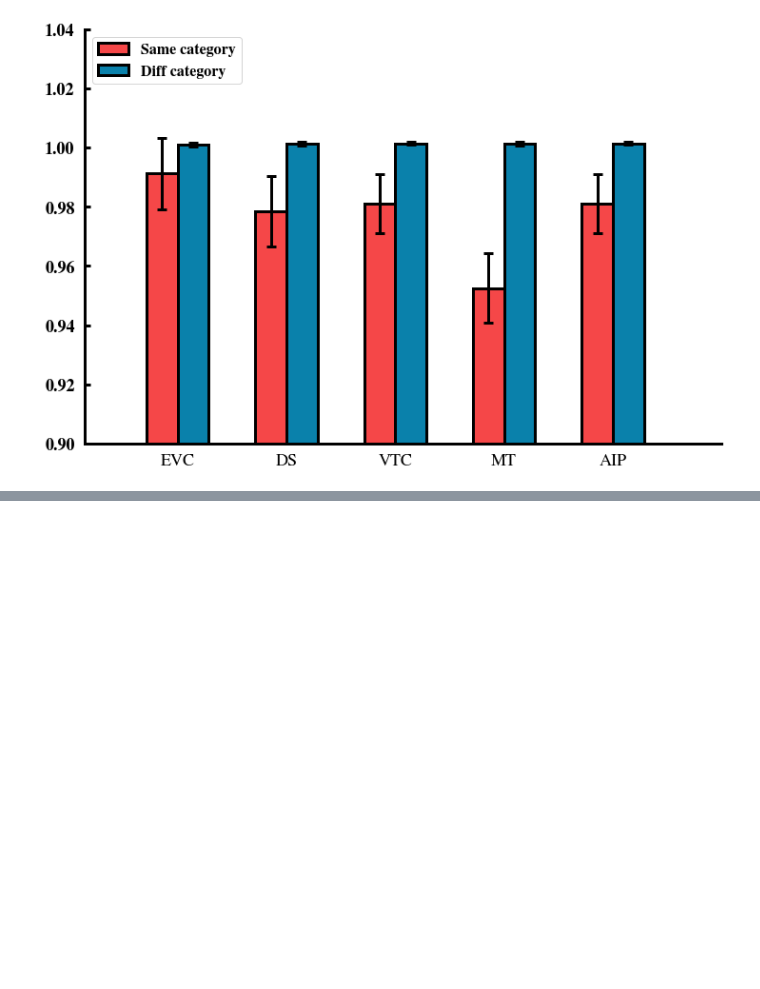
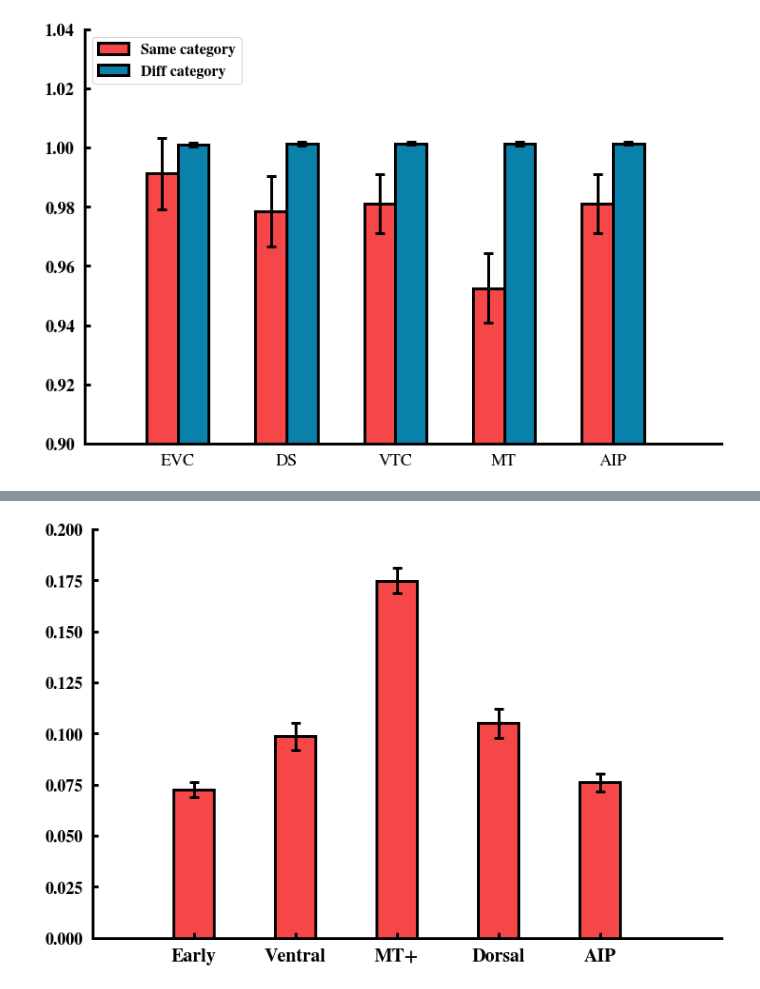
Before and after one commit to Blink621/HAD-fmri, a Jupyter notebook: analysis/ISC.ipynb, the cells around one changed output, grey strips where cells are left out. Saved outputs shown, nothing was run; the diff lists cells and outputs as text; code cells hidden in the pictures; blank space fills up the shorter version.

```diff
--- a/analysis/ISC.ipynb
+++ b/analysis/ISC.ipynb
@@ -57,14 +57,14 @@ def roi_mask(roi_name):
 # define path
 main_path = '/nfs/z1/zhenlab/BrainImageNet/Analysis_results/'
 
-EVC_name = ['V1', 'V2', 'V3']
-VTC_name = ['V8', 'PIT', 'FFC', 'VVC', 'VMV1', 'VMV2', 'VMV3']
+Early_name = ['V1', 'V2', 'V3', 'V4']
+Ventral_name = ['V8', 'PIT', 'FFC', 'VVC', 'VMV1', 'VMV2', 'VMV3']
 MT_name = ['V3CD', 'V4t', 'LO1', 'LO2', 'LO3', 'FST', 'MST', 'MT', 'PH']
-DS_name = ['V3A', 'V3B', 'V6', 'V6A', 'V7', 'IPS1']
+Dorsal_name = ['V3A', 'V3B', 'V6', 'V6A', 'V7', 'IPS1']
 AIP_name = ['1', '2', '3a', '3b']
 # VPM_name = ['6r', 'IFJp', 'IFJa', 'IFSp', '44']
 
-roi_sum = ['EVC', 'VTC', 'MT', 'DS', 'AIP']
+roi_sum = ['Early', 'Ventral', 'MT', 'Dorsal', 'AIP']
 for roi in roi_sum:
     exec(f'{roi}_mask = roi_mask({roi}_name)')
     print(eval(f'{roi}_mask').sum())
@@ -300,0 +388,36 @@ ax.spines['left'].set_linewidth(3)
+# %%
+
+# bar plot of specified ROI: ISC mean and std
+isc_roi = np.zeros((2, len(roi_sum)))
+roi_sum = ['Early', 'Ventral', 'MT', 'Dorsal', 'AIP']
+for roi_idx, roi in enumerate(roi_sum):
+    tmp_mask = roi_mask(eval(f'{roi}_name'))
+    isc_roi[0, roi_idx] = isc_map[tmp_mask].mean()
+    isc_roi[1, roi_idx] = np.sqrt(isc_map[tmp_mask].std()/tmp_mask.sum())
+
+width = 0.2
+labels = [x+'+' if x =='MT' else x for x in roi_sum]
+x_1 = 0.5*np.arange(len(roi_sum))
+
+plt.figure(figsize=(12, 8))
+plt.bar(x_1, isc_roi[0], yerr=isc_roi[1], color='#F54748',
+        width=width, edgecolor='black', linewidth=3, error_kw=dict(lw=3, capsize=5, capthick=3), ecolor = "black")
+
+# Add some text for labels, title and custom x-axis tick labels, etc.
+ax = plt.gca()
+# ax.set_ylabel('Pattern Correlation', weight='bold', size=20, label)
+ax.tick_params(labelsize=18, width=3, length=6, direction="in", pad=10)
+
+plt.xticks(x_1, labels, weight='bold', fontsize=20)
+plt.yticks(weight='bold')
+# plt.legend(loc='upper left', prop={'size':16, 'weight':'bold'})
+
+ax.set_ylim(0, 0.2)
+ax.set_xlim(-0.5, 2.6)
+ax.spines['top'].set_visible(False)
+ax.spines['right'].set_visible(False)
+ax.spines['bottom'].set_linewidth(3)
+# ax.spines['bottom'].set_position(('data', 0.9))
+ax.spines['left'].set_linewidth(3)
+# %% [output]
+[figure, added]
```
Also changed, not shown: parts of 7 cells of this notebook, 8 other files.
